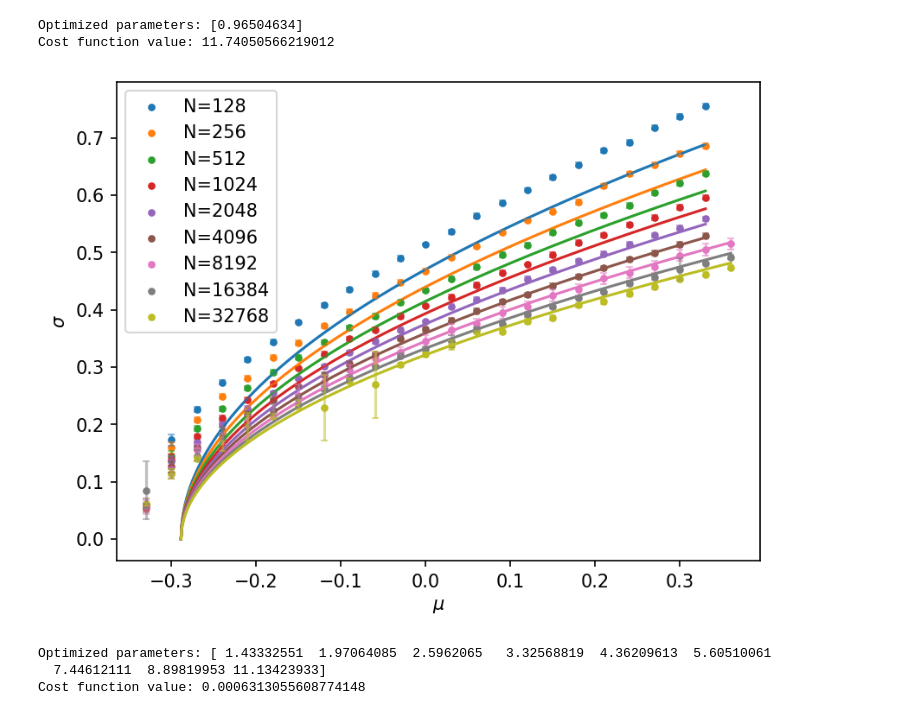
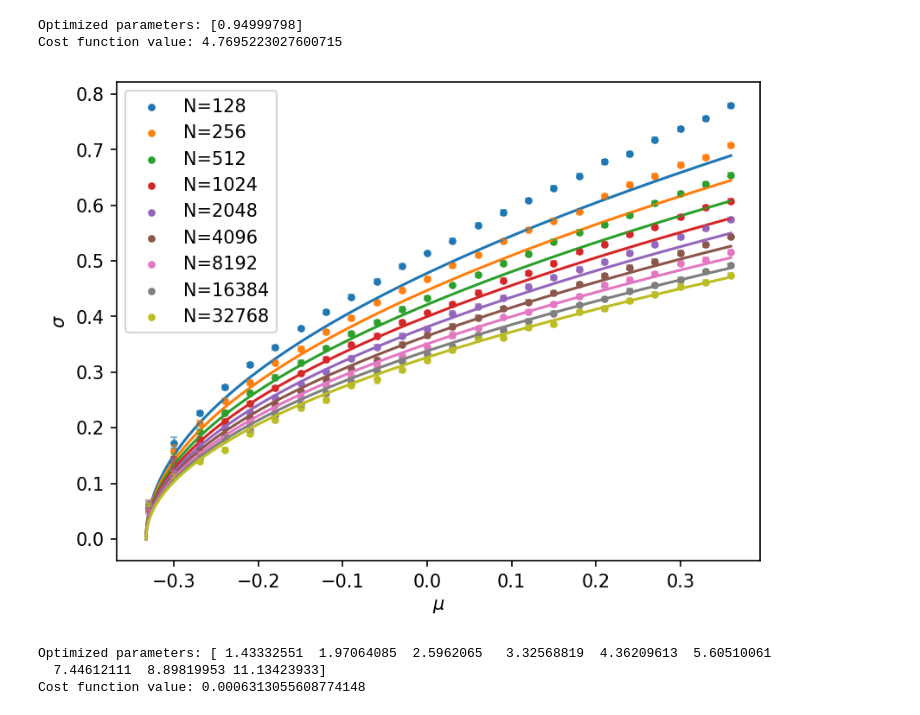
Before and after one commit to d4v1d-cub/Ecology, a Jupyter notebook: processing_data/fit_RMT_to_data.ipynb, the cells around one changed output. Cells and saved outputs as stored; diff of their text form; code cells hidden in the pictures.

```diff
--- a/processing_data/fit_RMT_to_data.ipynb
+++ b/processing_data/fit_RMT_to_data.ipynb
@@ -39,7 +39,7 @@ def read_all_transitions(N_list, path, eps, lda, tol_fixed_point, c, T,
     return all_data, all_data_filtered
 # %%
 def sigma_afer_linearization(mu_values, N, A, c):
-    return np.sqrt(1 + 2 * mu_values * np.sqrt(c)) / (A* np.sqrt(np.log(N)))
+    return np.sqrt(1 + mu_values * c) / (A* np.sqrt(np.log(N)))
 # %%
 def function_to_find_root(sigma, mu, c, N, A):
     return sigma ** 2 * np.exp(-((1 + mu * np.sqrt(c)) / sigma) ** 2) - \
@@ -124,6 +124,6 @@ all_data, all_data_filtered = read_all_transitions(N_list, path, eps, lda, tol_f
 # %%
 Ainit = [1.0 for _ in N_list]
 optimized_A = make_fit(float(c), all_data_filtered, Ainit, unique_A=False, sigma_predictor=sigma_afer_linearization)
-min_mu_plot = -1.0 / (2 * np.sqrt(float(c)))
+min_mu_plot = -1.0 / float(c)
 plot_fits(all_data, min_mu_plot, optimized_A, float(c), unique_A=False, sigma_predictor=sigma_afer_linearization)
 # %% [output]
@@ -134,14 +134,14 @@ Cost function value: 0.0007378269734074761
 # %%
 Ainit = 1.0
-min_N = 1024
+min_N = 2048
 weights = {N: np.log2(N) ** 2 for N in N_list}
 optimized_A = make_fit(float(c), all_data_filtered, Ainit, unique_A=True, min_N=min_N, weights=weights, sigma_predictor=sigma_afer_linearization)
-min_mu_plot = -1.0 / (2 * np.sqrt(float(c)))
+min_mu_plot = -1.0 / float(c)
 plot_fits(all_data, min_mu_plot, optimized_A, float(c), unique_A=True, sigma_predictor=sigma_afer_linearization)
 # %% [output]
-Optimized parameters: [0.96504634]
-Cost function value: 11.74050566219012
+Optimized parameters: [0.94999798]
+Cost function value: 4.7695223027600715
-[figure, old version]
+[figure, new version]
 # %%
 Ainit = [1 for _ in N_list]
 optimized_A = make_fit(float(c), all_data_filtered, Ainit, unique_A=False, sigma_predictor=sigma_without_linearization)
```
Also changed, not shown: parts of 1 cell of this notebook, 3 other files.
